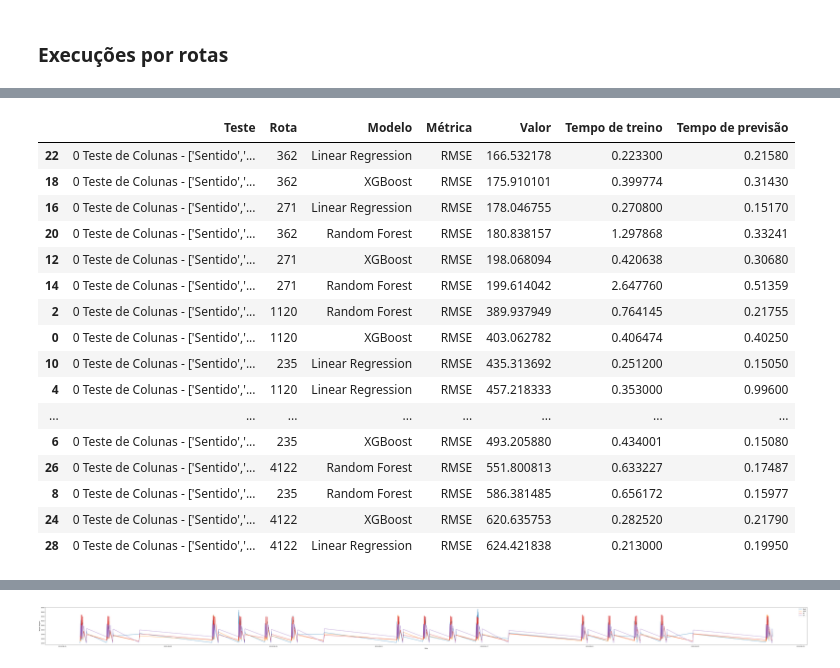
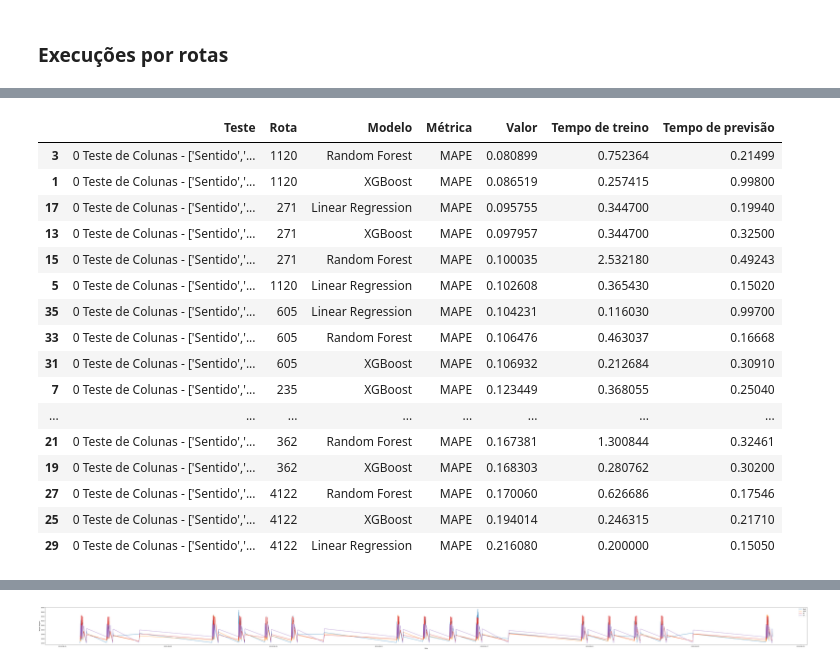
Before and after one commit to LeonardoVillamarin/TCC-Previsor_viagens_onibus, a Jupyter notebook: TCC2/Analise.ipynb, the cells around one changed output, grey strips where cells are left out. Saved outputs shown, nothing was run; the diff lists cells and outputs as text; code cells hidden in the pictures.

```diff
--- a/TCC2/Analise.ipynb
+++ b/TCC2/Analise.ipynb
@@ -913,21 +897,21 @@ importance
 # %%
 a = pd.DataFrame(metrics, columns=['Teste','Rota','Modelo','Métrica','Valor', 'Tempo de treino', 'Tempo de previsão'])
-a.loc[a['Métrica'] == 'RMSE'].sort_values(by='Valor')
+a.loc[a['Métrica'] == 'MAPE'].sort_values(by='Valor')
 # %% [output]
 |  | Teste | Rota | Modelo | Métrica | Valor | Tempo de treino | Tempo de previsão |
-| 22 | 0 Teste de Colunas - ['Sentido','... | 362 | Linear Regression | RMSE | 166.532178 | 0.223300 | 0.21580 |
-| 18 | 0 Teste de Colunas - ['Sentido','... | 362 | XGBoost | RMSE | 175.910101 | 0.399774 | 0.31430 |
-| 16 | 0 Teste de Colunas - ['Sentido','... | 271 | Linear Regression | RMSE | 178.046755 | 0.270800 | 0.15170 |
-| 20 | 0 Teste de Colunas - ['Sentido','... | 362 | Random Forest | RMSE | 180.838157 | 1.297868 | 0.33241 |
-| 12 | 0 Teste de Colunas - ['Sentido','... | 271 | XGBoost | RMSE | 198.068094 | 0.420638 | 0.30680 |
-| 14 | 0 Teste de Colunas - ['Sentido','... | 271 | Random Forest | RMSE | 199.614042 | 2.647760 | 0.51359 |
-| 2 | 0 Teste de Colunas - ['Sentido','... | 1120 | Random Forest | RMSE | 389.937949 | 0.764145 | 0.21755 |
-| 0 | 0 Teste de Colunas - ['Sentido','... | 1120 | XGBoost | RMSE | 403.062782 | 0.406474 | 0.40250 |
-| 10 | 0 Teste de Colunas - ['Sentido','... | 235 | Linear Regression | RMSE | 435.313692 | 0.251200 | 0.15050 |
-| 4 | 0 Teste de Colunas - ['Sentido','... | 1120 | Linear Regression | RMSE | 457.218333 | 0.353000 | 0.99600 |
+| 3 | 0 Teste de Colunas - ['Sentido','... | 1120 | Random Forest | MAPE | 0.080899 | 0.752364 | 0.21499 |
+| 1 | 0 Teste de Colunas - ['Sentido','... | 1120 | XGBoost | MAPE | 0.086519 | 0.257415 | 0.99800 |
+| 17 | 0 Teste de Colunas - ['Sentido','... | 271 | Linear Regression | MAPE | 0.095755 | 0.344700 | 0.19940 |
+| 13 | 0 Teste de Colunas - ['Sentido','... | 271 | XGBoost | MAPE | 0.097957 | 0.344700 | 0.32500 |
+| 15 | 0 Teste de Colunas - ['Sentido','... | 271 | Random Forest | MAPE | 0.100035 | 2.532180 | 0.49243 |
+| 5 | 0 Teste de Colunas - ['Sentido','... | 1120 | Linear Regression | MAPE | 0.102608 | 0.365430 | 0.15020 |
+| 35 | 0 Teste de Colunas - ['Sentido','... | 605 | Linear Regression | MAPE | 0.104231 | 0.116030 | 0.99700 |
+| 33 | 0 Teste de Colunas - ['Sentido','... | 605 | Random Forest | MAPE | 0.106476 | 0.463037 | 0.16668 |
+| 31 | 0 Teste de Colunas - ['Sentido','... | 605 | XGBoost | MAPE | 0.106932 | 0.212684 | 0.30910 |
+| 7 | 0 Teste de Colunas - ['Sentido','... | 235 | XGBoost | MAPE | 0.123449 | 0.368055 | 0.25040 |
 | ... | ... | ... | ... | ... | ... | ... | ... |
-| 6 | 0 Teste de Colunas - ['Sentido','... | 235 | XGBoost | RMSE | 493.205880 | 0.434001 | 0.15080 |
-| 26 | 0 Teste de Colunas - ['Sentido','... | 4122 | Random Forest | RMSE | 551.800813 | 0.633227 | 0.17487 |
-| 8 | 0 Teste de Colunas - ['Sentido','... | 235 | Random Forest | RMSE | 586.381485 | 0.656172 | 0.15977 |
-| 24 | 0 Teste de Colunas - ['Sentido','... | 4122 | XGBoost | RMSE | 620.635753 | 0.282520 | 0.21790 |
-| 28 | 0 Teste de Colunas - ['Sentido','... | 4122 | Linear Regression | RMSE | 624.421838 | 0.213000 | 0.19950 |
+| 21 | 0 Teste de Colunas - ['Sentido','... | 362 | Random Forest | MAPE | 0.167381 | 1.300844 | 0.32461 |
+| 19 | 0 Teste de Colunas - ['Sentido','... | 362 | XGBoost | MAPE | 0.168303 | 0.280762 | 0.30200 |
+| 27 | 0 Teste de Colunas - ['Sentido','... | 4122 | Random Forest | MAPE | 0.170060 | 0.626686 | 0.17546 |
+| 25 | 0 Teste de Colunas - ['Sentido','... | 4122 | XGBoost | MAPE | 0.194014 | 0.246315 | 0.21710 |
+| 29 | 0 Teste de Colunas - ['Sentido','... | 4122 | Linear Regression | MAPE | 0.216080 | 0.200000 | 0.15050 |
```
Also changed, not shown: parts of 11 cells of this notebook, 8 other files.
